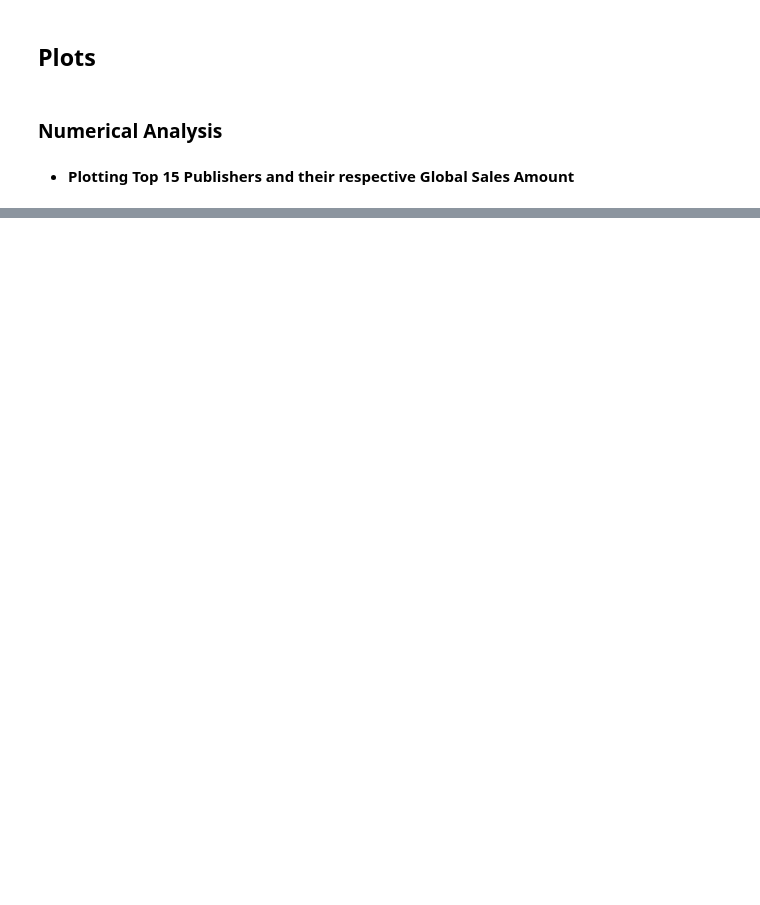
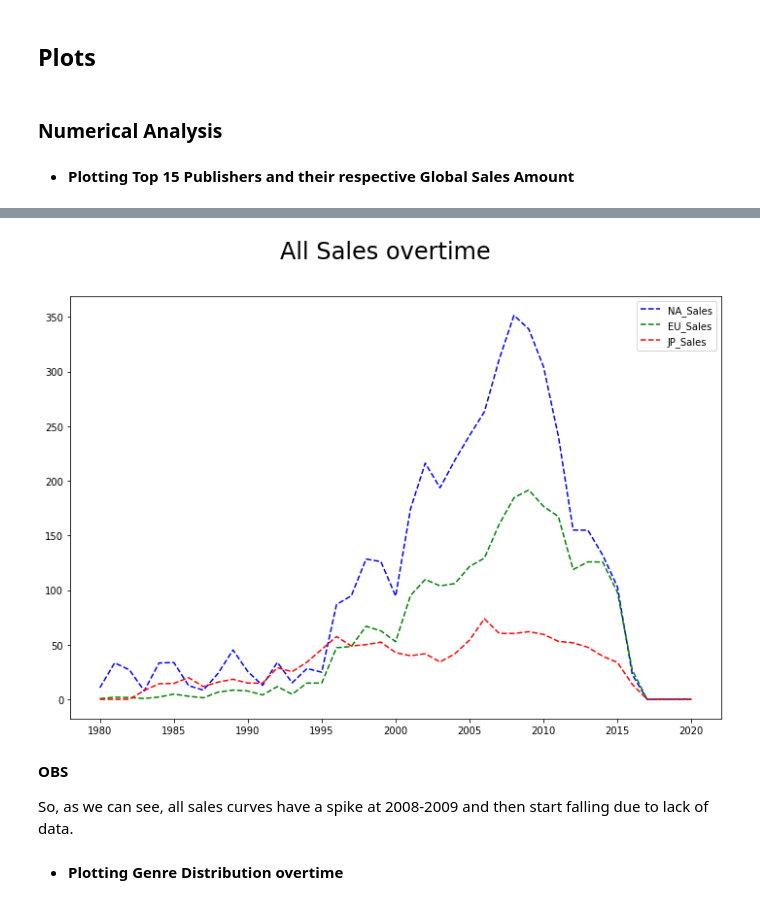
Before and after one commit to MatheusMAssis/Data-Analysis-Game-Sales, a Jupyter notebook: AnalysisNotebook/visualizations.ipynb, the cells around one changed output, grey strips where cells are left out. Cells and saved outputs as stored; diff of their text form; code cells hidden in the pictures; blank space fills up the shorter version.

```diff
--- a/AnalysisNotebook/visualizations.ipynb
+++ b/AnalysisNotebook/visualizations.ipynb
@@ -77,0 +95,22 @@ plt.show()
+# %%
+df_allsales_by_year = visualization_df.copy()
+df_allsales_by_year = df_allsales_by_year[["Year", "NA_Sales", "EU_Sales", "JP_Sales"]]
+df_allsales_by_year = pd.DataFrame(df_allsales_by_year.groupby('Year')['NA_Sales', 'EU_Sales', 'JP_Sales'].sum())
+# %%
+fig, ax = plt.subplots(figsize=(12, 8))
+fig.suptitle("All Sales overtime", fontsize=24)
+ax.plot(df_allsales_by_year.NA_Sales, 'b--', label="NA_Sales")
+ax.plot(df_allsales_by_year.EU_Sales, 'g--', label="EU_Sales")
+ax.plot(df_allsales_by_year.JP_Sales, 'r--', label="JP_Sales")
+plt.legend()
+ax.axis('auto')
+
+plt.show()
+# %% [output]
+[figure, added]
+# %% [markdown]
+**OBS**
+
+So, as we can see, all sales curves have a spike at 2008-2009 and then start falling due to lack of data.
+# %% [markdown]
+- **Plotting Genre Distribution overtime**
```
Also changed, not shown: parts of 14 cells of this notebook.
